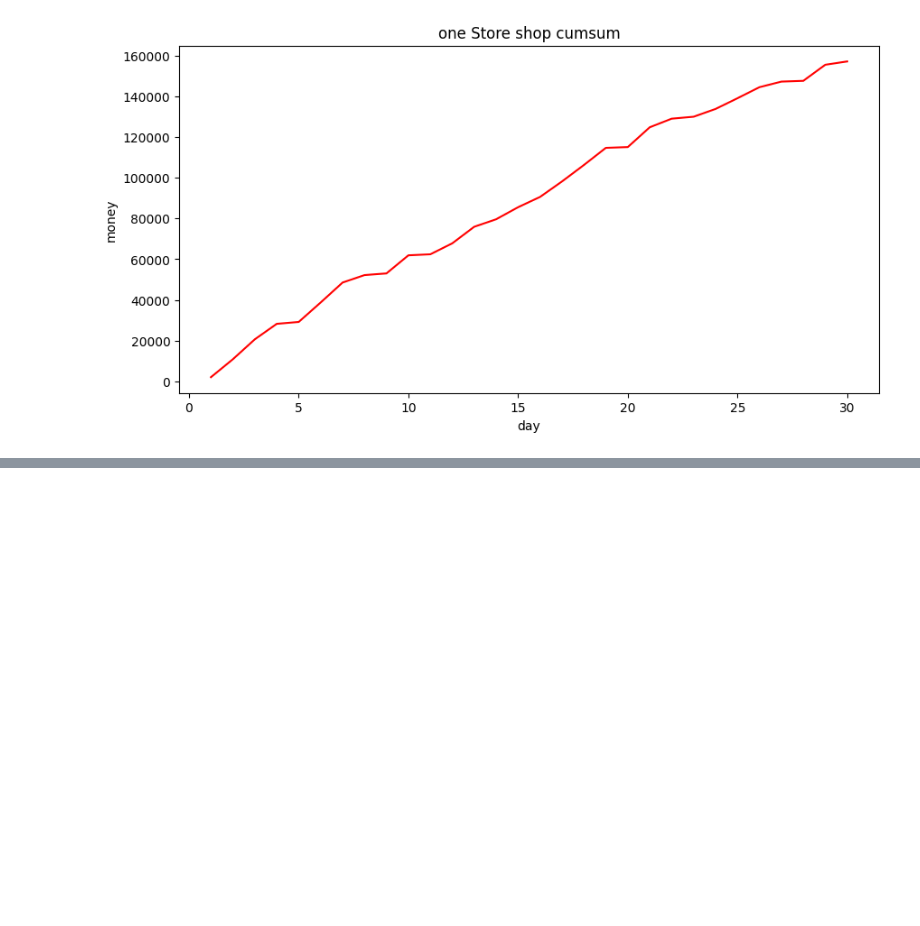
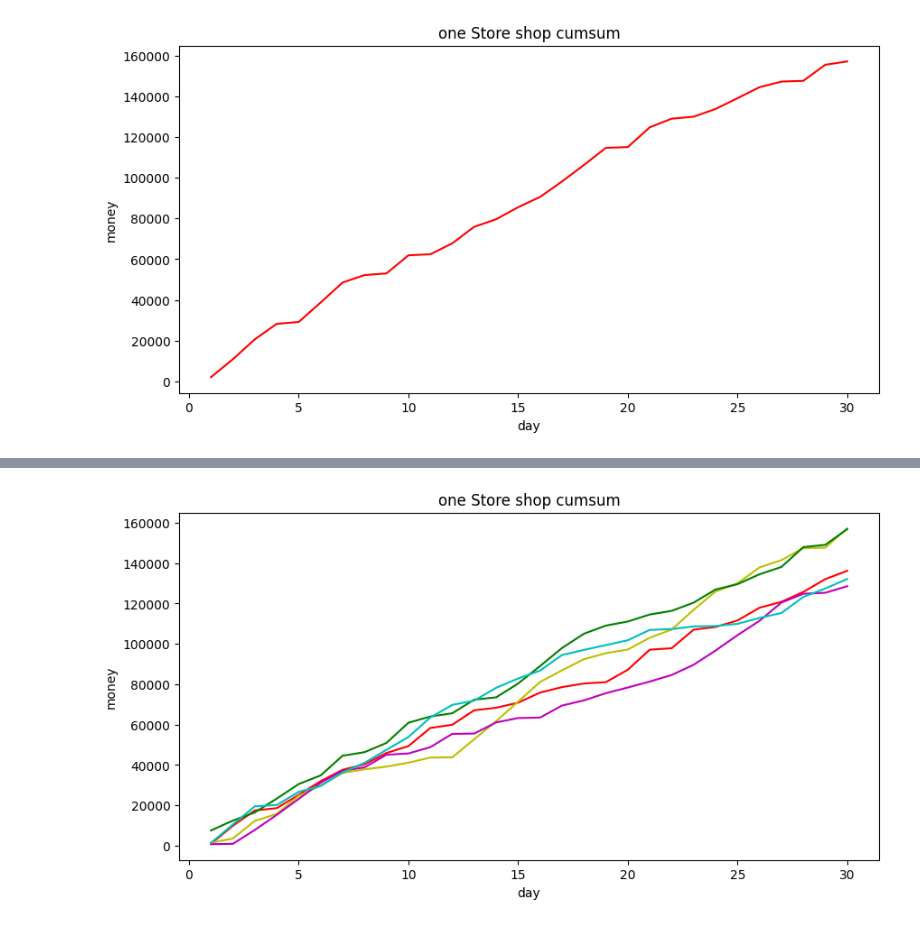
Before and after one commit to roberthsu2003/__2025_10_14_2_4_ai__, a Jupyter notebook: lesson15/lesson15_3.ipynb, the cells around one changed output, grey strips where cells are left out. Drawn from its saved outputs; the diff is of its cells as text; code cells hidden in the pictures; blank space fills up the shorter version.

```diff
--- a/lesson15/lesson15_3.ipynb
+++ b/lesson15/lesson15_3.ipynb
@@ -51,3 +51,8 @@ axes.set_ylabel("money")
 plt.show()
 # %% [output]
 [figure]
+# %%
+# 5家店30天的營收
+
+fiveStore = np.random.randint(100, 10000, size=(5, 30))
+fiveStore
@@ -53,0 +75,4 @@ plt.show()
+# %%
+# 累計每天5家店的營收
+fiveStoreCum = fiveStore.cumsum(axis=1)
+fiveStoreCum
@@ -53,0 +100,17 @@ plt.show()
+# %%
+# 累計每天這家店的營收
+import matplotlib.pyplot as plt
+
+figure = plt.figure(figsize=(10, 5))
+axes = figure.add_subplot(1,1,1)
+axes.plot(range(1, 31), fiveStoreCum[0], 'r-')
+axes.plot(range(1, 31), fiveStoreCum[1], 'y-')
+axes.plot(range(1, 31), fiveStoreCum[2], 'g-')
+axes.plot(range(1, 31), fiveStoreCum[3], 'm-')
+axes.plot(range(1, 31), fiveStoreCum[4], 'c-')
+axes.set_title("one Store shop cumsum")
+axes.set_xlabel("day")
+axes.set_ylabel("money")
+plt.show()
+# %% [output]
+[figure, added]
```
Also changed, not shown: parts of 2 cells of this notebook.
